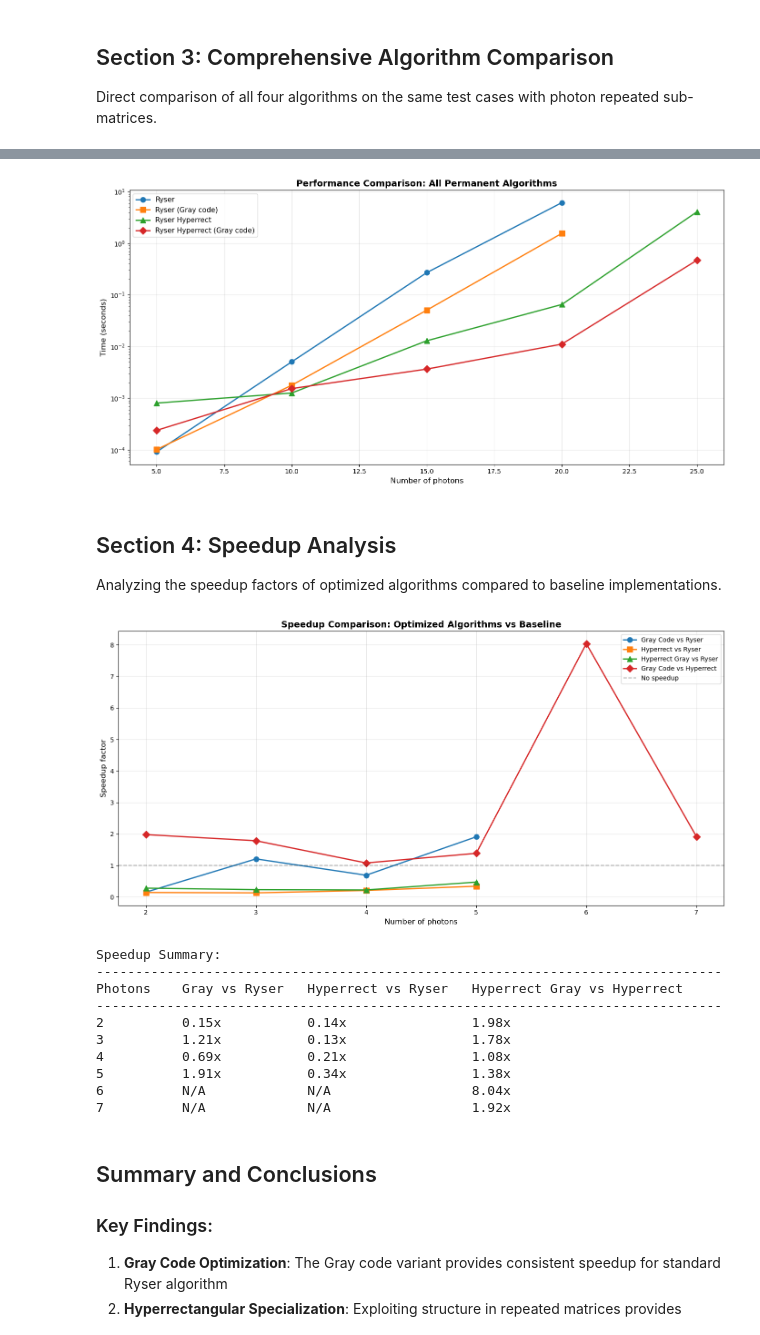
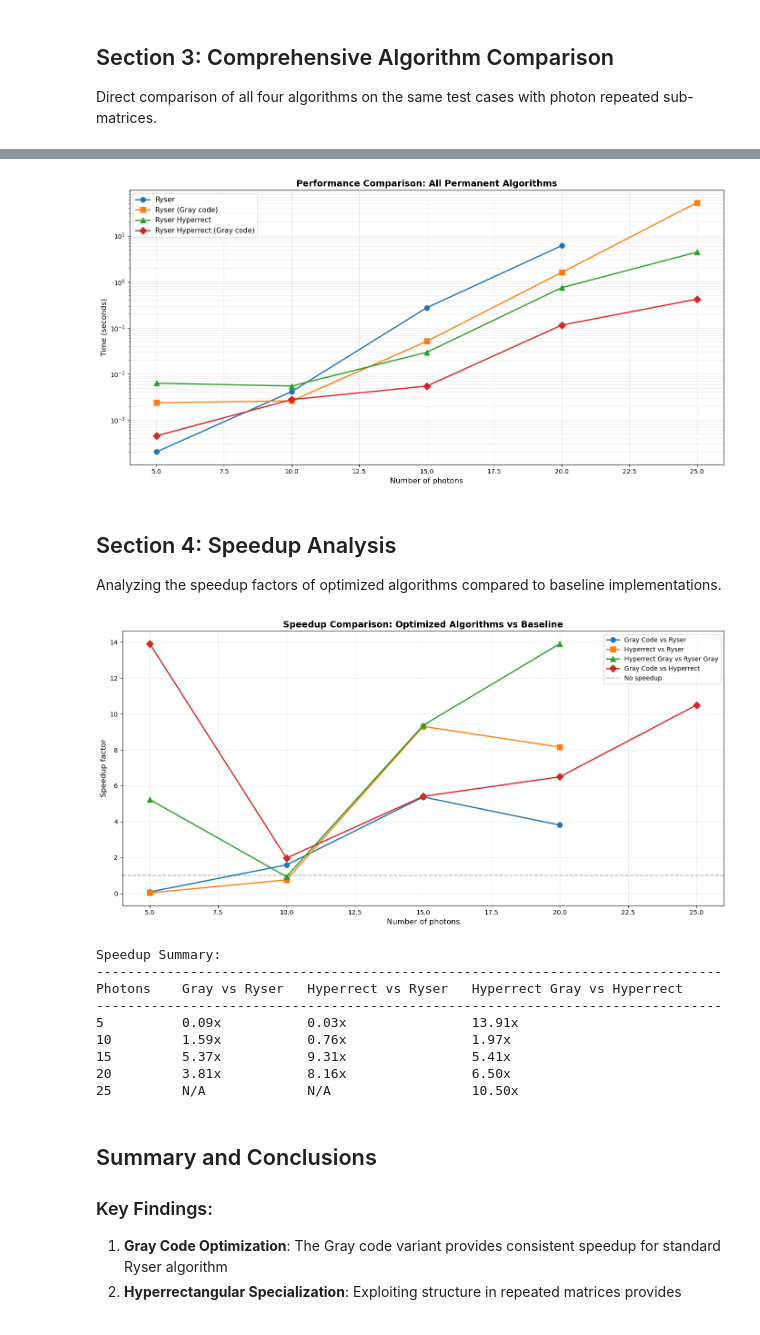
Before and after one commit to Titouan-Moine/QuOptics, a Jupyter notebook: ryser/permanent_performance_bad.ipynb, the cells around one changed output, grey strips where cells are left out. Saved outputs shown, nothing was run; the diff lists cells and outputs as text; code cells hidden in the pictures.

```diff
--- a/ryser/permanent_performance_bad.ipynb
+++ b/ryser/permanent_performance_bad.ipynb
@@ -337,7 +337,7 @@ for sparsity in results_hyperrect.keys():
     plt.ylabel('Time (seconds)', fontsize=12)
     plt.title(f'Performance Comparison: Hyperrectangular Ryser Algorithms for sparsity = {sparsity}', fontsize=14, fontweight='bold')
     plt.legend(fontsize=11, loc='upper left')
-    plt.grid(True, alpha=0.3)
+    plt.grid(True, 'both', alpha=0.3)
     plt.yscale('log')
     plt.tight_layout()
     plt.show()
@@ -529,7 +529,7 @@ def benchmark_all_algorithms(max_photons=8, step=2, num_trials=5, photon_mode_ra
 print("\n" + "="*80)
 print("COMPREHENSIVE ALGORITHM BENCHMARK")
 print("="*80)
-results_all = benchmark_all_algorithms(max_photons=25, step=5, num_trials=3, photon_mode_ratio=10, sparsity=0.5, timeout_seconds=30)
+results_all = benchmark_all_algorithms(max_photons=25, step=5, num_trials=3, photon_mode_ratio=10, sparsity=0.7, timeout_seconds=100)
 print("\nBenchmark completed!")
 # %% [output]
 ================================================================================
@@ -574,12 +575,12 @@ plt.xlabel('Number of photons', fontsize=12)
 plt.ylabel('Time (seconds)', fontsize=12)
 plt.title('Performance Comparison: All Permanent Algorithms', fontsize=14, fontweight='bold')
 plt.legend(fontsize=11, loc='upper left')
-plt.grid(True, alpha=0.3)
+plt.grid(True, 'both', alpha=0.3)
 plt.yscale('log')
 plt.tight_layout()
 plt.show()
 # %% [output]
-[figure, old version]
+[figure, new version]
 # %% [markdown]
 ## Section 4: Speedup Analysis
 
@@ -590,7 +591,7 @@ speedups = {
     'photons': results_all['photons'],
     'gray_vs_ryser': [],
     'hyperrect_vs_ryser': [],
-    'hyperrect_gray_vs_ryser': [],
+    'hyperrect_gray_vs_ryser_gray': [],
     'gray_vs_hyperrect': []
 }
 
@@ -609,9 +610,9 @@ for i in range(len(results_all['photons'])):
 
     # Hyperrect Gray vs standard Ryser
     if results_all['ryser'][i] is not None:
-        speedups['hyperrect_gray_vs_ryser'].append(results_all['ryser'][i] / results_all['ryser_hyperrect_gray'][i])
+        speedups['hyperrect_gray_vs_ryser_gray'].append(results_all['ryser_gray'][i] / results_all['ryser_hyperrect_gray'][i])
     else:
-        speedups['hyperrect_gray_vs_ryser'].append(None)
+        speedups['hyperrect_gray_vs_ryser_gray'].append(None)
 
     # Gray code speedup for hyperrect
     speedups['gray_vs_hyperrect'].append(results_all['ryser_hyperrect'][i] / results_all['ryser_hyperrect_gray'][i])
@@ -630,48 +631,47 @@ if any(s is not None for s in speedups['gray_vs_ryser']):
 if any(s is not None for s in speedups['hyperrect_vs_ryser']):
     valid_hyperrect_vs_ryser = [(p, s) for p, s in zip(photons, speedups['hyperrect_vs_ryser']) if s is not None]
     if valid_hyperrect_vs_ryser:
         p_vals, s_vals = zip(*valid_hyperrect_vs_ryser)
         plt.plot(p_vals, s_vals, 's-', label='Hyperrect vs Ryser', linewidth=2, markersize=8, color='#ff7f0e')
 
-if any(s is not None for s in speedups['hyperrect_gray_vs_ryser']):
-    valid_hyperrect_gray_vs_ryser = [(p, s) for p, s in zip(photons, speedups['hyperrect_gray_vs_ryser']) if s is not None]
+if any(s is not None for s in speedups['hyperrect_gray_vs_ryser_gray']):
+    valid_hyperrect_gray_vs_ryser = [(p, s) for p, s in zip(photons, speedups['hyperrect_gray_vs_ryser_gray']) if s is not None]
     if valid_hyperrect_gray_vs_ryser:
         p_vals, s_vals = zip(*valid_hyperrect_gray_vs_ryser)
-        plt.plot(p_vals, s_vals, '^-', label='Hyperrect Gray vs Ryser', linewidth=2, markersize=8, color='#2ca02c')
+        plt.plot(p_vals, s_vals, '^-', label='Hyperrect Gray vs Ryser Gray', linewidth=2, markersize=8, color='#2ca02c')
 
 plt.plot(photons, speedups['gray_vs_hyperrect'], 'D-', label='Gray Code vs Hyperrect', linewidth=2, markersize=8, color='#d62728')
 
 plt.xlabel('Number of photons', fontsize=12)
 plt.ylabel('Speedup factor', fontsize=12)
 plt.title('Speedup Comparison: Optimized Algorithms vs Baseline', fontsize=14, fontweight='bold')
 plt.axhline(y=1, color='k', linestyle='--', alpha=0.3, label='No speedup')
 plt.legend(fontsize=10, loc='best')
-plt.grid(True, alpha=0.3)
+plt.grid(True, 'both', alpha=0.3)
 plt.tight_layout()
 plt.show()
 
 # Print speedup table
 print("\nSpeedup Summary:")
 print("-" * 80)
 print(f"{'Photons':<10} {'Gray vs Ryser':<15} {'Hyperrect vs Ryser':<20} {'Hyperrect Gray vs Hyperrect':<25}")
 print("-" * 80)
 for i, p in enumerate(photons):
     gray_ryser = f"{speedups['gray_vs_ryser'][i]:.2f}x" if speedups['gray_vs_ryser'][i] is not None else "N/A"
     hyperrect_ryser = f"{speedups['hyperrect_vs_ryser'][i]:.2f}x" if speedups['hyperrect_vs_ryser'][i] is not None else "N/A"
     gray_hyperrect = f"{speedups['gray_vs_hyperrect'][i]:.2f}x"
     print(f"{p:<10} {gray_ryser:<15} {hyperrect_ryser:<20} {gray_hyperrect:<25}")
 # %% [output]
-[figure, old version]
+[figure, new version]
 Speedup Summary:
 --------------------------------------------------------------------------------
 Photons    Gray vs Ryser   Hyperrect vs Ryser   Hyperrect Gray vs Hyperrect
 --------------------------------------------------------------------------------
-2          0.15x           0.14x                1.98x
-3          1.21x           0.13x                1.78x
-4          0.69x           0.21x                1.08x
-5          1.91x           0.34x                1.38x
-6          N/A             N/A                  8.04x
-7          N/A             N/A                  1.92x
+5          0.09x           0.03x                13.91x
+10         1.59x           0.76x                1.97x
+15         5.37x           9.31x                5.41x
+20         3.81x           8.16x                6.50x
+25         N/A             N/A                  10.50x
 # %% [markdown]
 ## Summary and Conclusions
 
```
Also changed, not shown: parts of 2 cells of this notebook.
